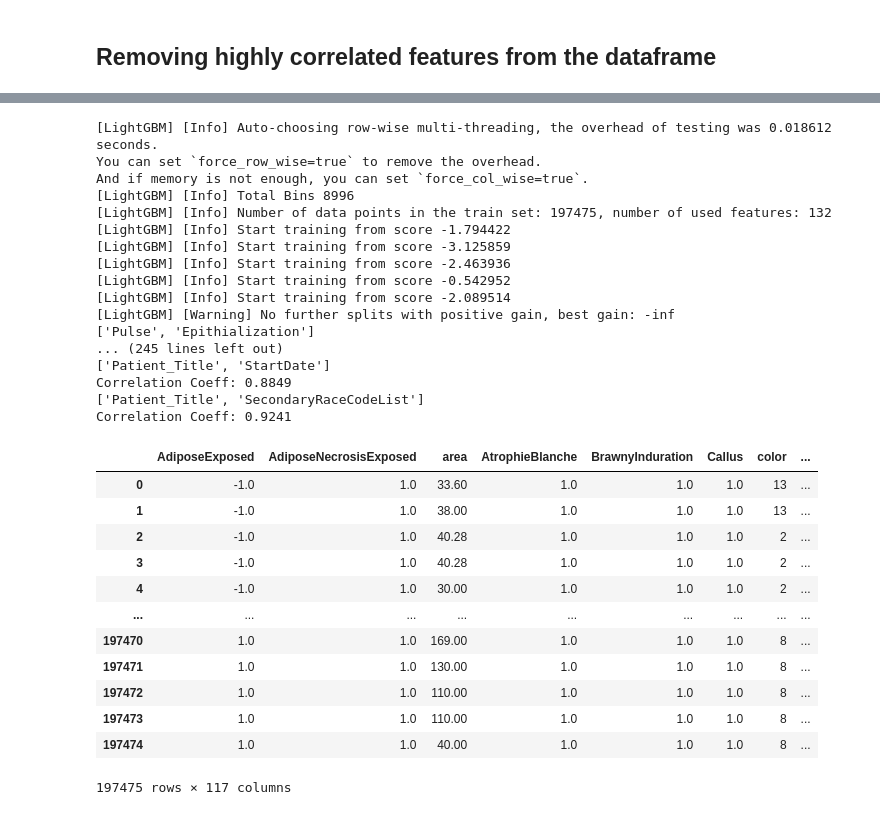
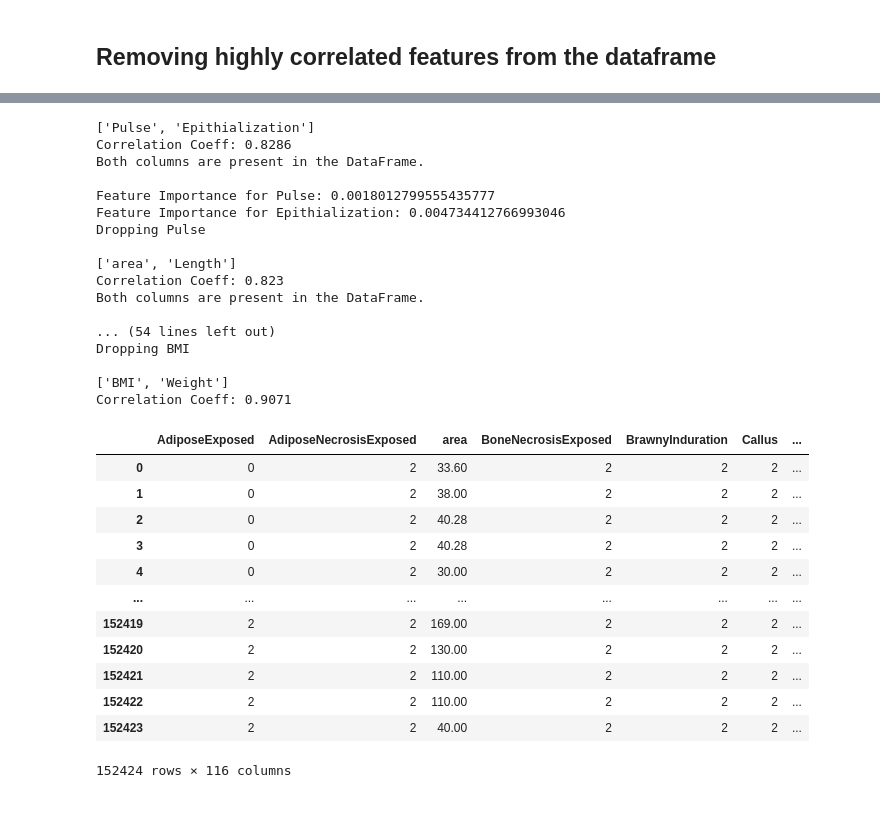
Before and after one commit to iupui-soic/wound-forecast, a Jupyter notebook: Combined_work/Classification/2_Preprocessing_before_transpose.ipynb, the cells around one changed output, grey strips where cells are left out. Drawn from its saved outputs; the diff is of its cells as text; code cells hidden in the pictures.

```diff
--- a/Combined_work/Classification/2_Preprocessing_before_transpose.ipynb
+++ b/Combined_work/Classification/2_Preprocessing_before_transpose.ipynb
@@ -283,0 +405,2 @@ dtype: object
+# %%
+big_df=df_no_outliers
@@ -316,7 +470,7 @@ Wound_healing_status
 big_df.to_csv("big_df_1.csv")
 # %%
 big_df=pd.read_csv("big_df_1.csv")
-big_df=big_df.drop(["Unnamed: 0"],axis=1)
+big_df=big_df.drop(["Unnamed: 0", "Patient_DocumentType", "DateAdded_woundassessment"],axis=1)
 big_df
 # %% [output]
 |  | Pulse | AdiposeExposed | AdiposeNecrosisExposed | area | AtrophieBlanche | BoneNecrosisExposed | ... |
@@ -432,11 +554,11 @@ feature_importances.index.tolist()
 target_column = 'Wound_healing_status'
 
 # Split the data into features (X) and the target variable (y)
-X = big_df.drop([target_column, 'DateAdded_woundassessment', 'Wound_healing_percentage'], axis=1)
+X = big_df.drop([target_column], axis=1)
 y = big_df[target_column]
 
 # Create a Random Forest classifier
-rf = XGBClassifier()
+rf = XGBClassifier(enable_categorical=True, tree_method='hist')
 
 # Fit the model
 rf.fit(X, y)
@@ -645,5 +773,5 @@ len(common_elements)
 # %%
-all_elements = set(removal_DE_lightgbm) | set(removal_DE_xgboost)
+all_elements = set(removal_DE_xgboost)
 
 len(all_elements)
 # %% [output]
@@ -861,9 +987,9 @@ Correlation ExudateAmount_vs_gr
 # %%
-X = df.drop([target_column, 'Wound_healing_percentage'], axis=1)
+X = df.drop([target_column], axis=1)
 y = df[target_column]
 
 # Fit Random Forest regressor
-rf = LGBMClassifier()
+rf = XGBClassifier(enable_categorical=True, tree_method='hist')
 rf.fit(X, y)
 
 for key, result in correlation_results.items():
@@ -878,62 +1004,62 @@ for key, result in correlation_results.items():
         print(split_parts)
         print("Correlation Coeff:",round(result[0],4))
         feature1=split_parts[0]
         feature2=split_parts[1]
 
         columns_to_check = [feature1, feature2]
 
         # Iterate through the columns and check if each column is present
         if set(columns_to_check).issubset(df.columns):
             print("Both columns are present in the DataFrame.")
 
             # Print feature importance
             print(f"\nFeature Importance for {feature1}: {pd.Series(rf.feature_importances_, index=X.columns)[feature1]}")
             print(f"Feature Importance for {feature2}: {pd.Series(rf.feature_importances_, index=X.columns)[feature2]}")
 
             feature_1_importance=pd.Series(rf.feature_importances_, index=X.columns)[feature1]
             feature_2_importance=pd.Series(rf.feature_importances_, index=X.columns)[feature2]
 
             # Drop the less important feature
             if feature_1_importance < feature_2_importance:
                 df.drop(feature1, axis=1, inplace=True)
                 print("Dropping",feature1,"\n")
             else:
                 df.drop(feature2, axis=1, inplace=True)
                 print("Dropping",feature2,"\n")
 
     # Display the modified DataFrame
 display(df)
 # %% [output]
-[LightGBM] [Info] Auto-choosing row-wise multi-threading, the overhead of testing was 0.018612 seconds.
-You can set `force_row_wise=true` to remove the overhead.
-And if memory is not enough, you can set `force_col_wise=true`.
-[LightGBM] [Info] Total Bins 8996
-[LightGBM] [Info] Number of data points in the train set: 197475, number of used features: 132
-[LightGBM] [Info] Start training from score -1.794422
-[LightGBM] [Info] Start training from score -3.125859
-[LightGBM] [Info] Start training from score -2.463936
-[LightGBM] [Info] Start training from score -0.542952
-[LightGBM] [Info] Start training from score -2.089514
-[LightGBM] [Warning] No further splits with positive gain, best gain: -inf
 ['Pulse', 'Epithialization']
-... (245 lines left out)
-['Patient_Title', 'StartDate']
-Correlation Coeff: 0.8849
-['Patient_Title', 'SecondaryRaceCodeList']
-Correlation Coeff: 0.9241
+Correlation Coeff: 0.8286
+Both columns are present in the DataFrame.
+
+Feature Importance for Pulse: 0.0018012799555435777
+Feature Importance for Epithialization: 0.004734412766993046
+Dropping Pulse
+
+['area', 'Length']
+Correlation Coeff: 0.823
+Both columns are present in the DataFrame.
+
+... (54 lines left out)
+Dropping BMI
+
+['BMI', 'Weight']
+Correlation Coeff: 0.9071
-|  | AdiposeExposed | AdiposeNecrosisExposed | area | AtrophieBlanche | BrawnyInduration | Callus | color | ... |
-| 0 | -1.0 | 1.0 | 33.60 | 1.0 | 1.0 | 1.0 | 13 | ... |
-| 1 | -1.0 | 1.0 | 38.00 | 1.0 | 1.0 | 1.0 | 13 | ... |
-| 2 | -1.0 | 1.0 | 40.28 | 1.0 | 1.0 | 1.0 | 2 | ... |
-| 3 | -1.0 | 1.0 | 40.28 | 1.0 | 1.0 | 1.0 | 2 | ... |
-| 4 | -1.0 | 1.0 | 30.00 | 1.0 | 1.0 | 1.0 | 2 | ... |
-| ... | ... | ... | ... | ... | ... | ... | ... | ... |
-| 197470 | 1.0 | 1.0 | 169.00 | 1.0 | 1.0 | 1.0 | 8 | ... |
-| 197471 | 1.0 | 1.0 | 130.00 | 1.0 | 1.0 | 1.0 | 8 | ... |
-| 197472 | 1.0 | 1.0 | 110.00 | 1.0 | 1.0 | 1.0 | 8 | ... |
-| 197473 | 1.0 | 1.0 | 110.00 | 1.0 | 1.0 | 1.0 | 8 | ... |
-| 197474 | 1.0 | 1.0 | 40.00 | 1.0 | 1.0 | 1.0 | 8 | ... |
+|  | AdiposeExposed | AdiposeNecrosisExposed | area | BoneNecrosisExposed | BrawnyInduration | Callus | ... |
+| 0 | 0 | 2 | 33.60 | 2 | 2 | 2 | ... |
+| 1 | 0 | 2 | 38.00 | 2 | 2 | 2 | ... |
+| 2 | 0 | 2 | 40.28 | 2 | 2 | 2 | ... |
+| 3 | 0 | 2 | 40.28 | 2 | 2 | 2 | ... |
+| 4 | 0 | 2 | 30.00 | 2 | 2 | 2 | ... |
+| ... | ... | ... | ... | ... | ... | ... | ... |
+| 152419 | 2 | 2 | 169.00 | 2 | 2 | 2 | ... |
+| 152420 | 2 | 2 | 130.00 | 2 | 2 | 2 | ... |
+| 152421 | 2 | 2 | 110.00 | 2 | 2 | 2 | ... |
+| 152422 | 2 | 2 | 110.00 | 2 | 2 | 2 | ... |
+| 152423 | 2 | 2 | 40.00 | 2 | 2 | 2 | ... |
-197475 rows × 117 columns
+152424 rows × 116 columns
 # %%
 # target_column='Wound_healing_status'
 
```
Also changed, not shown: parts of 45 cells of this notebook, 3 other files.
